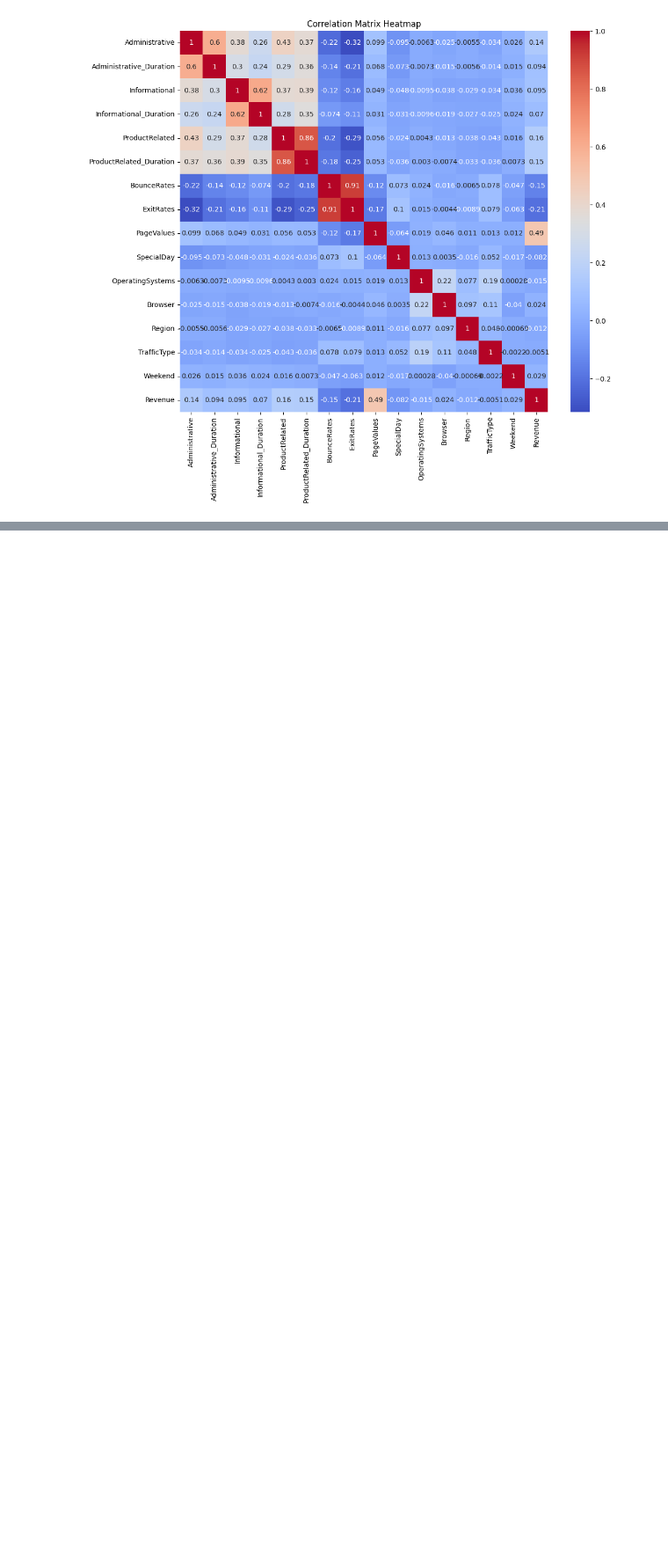
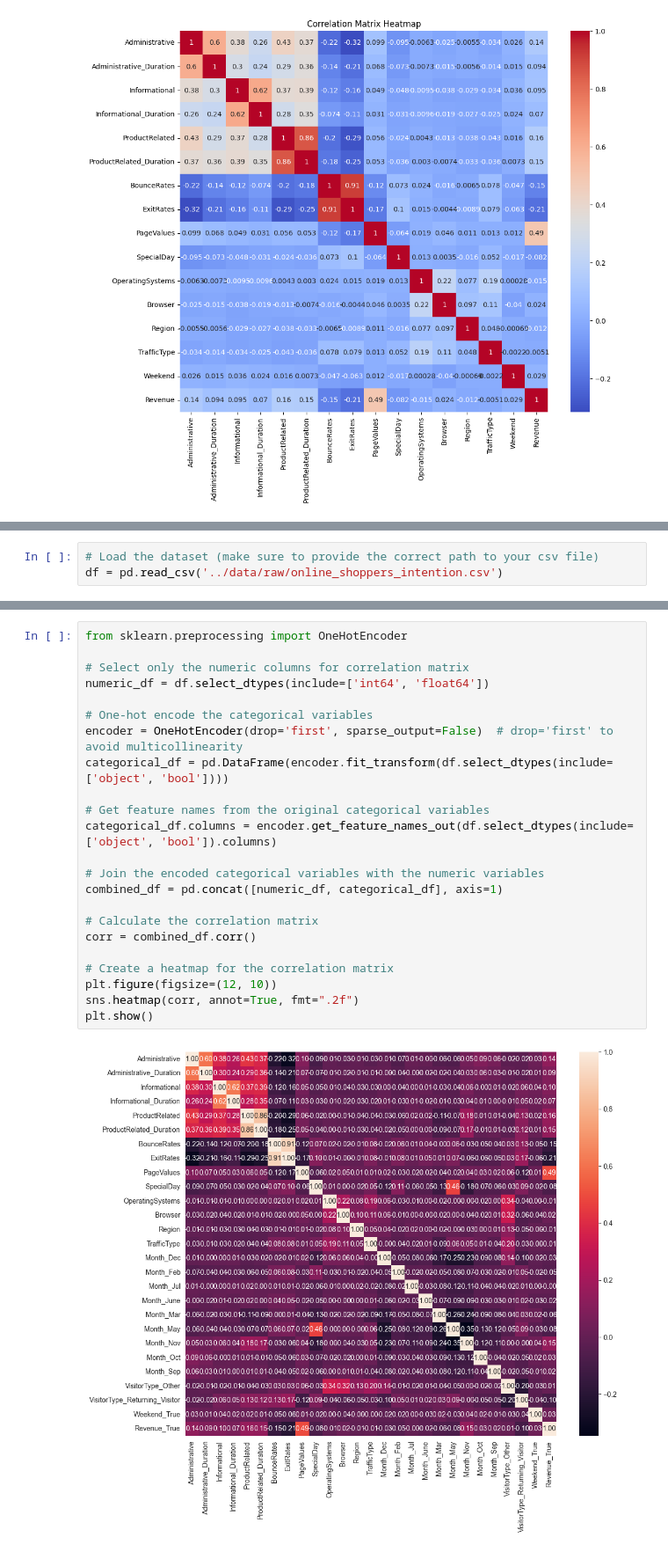
Before and after one commit to Nathaniel-Ace/Online-Shoppers-Intention, a Jupyter notebook: notebooks/exploration.ipynb, the cells around one changed output, grey strips where cells are left out. Shown: that part at 88% size. Drawn from its saved outputs; the diff is of its cells as text; blank space fills up the shorter version.

Commit message:
Data Exploration

```diff
--- a/notebooks/exploration.ipynb
+++ b/notebooks/exploration.ipynb
@@ -8,0 +13,3 @@ plot_correlation_matrix('../data/raw/online_shoppers_intention.csv')
+# %%
+# Load the dataset (make sure to provide the correct path to your csv file)
+df = pd.read_csv('../data/raw/online_shoppers_intention.csv')
@@ -8,0 +37,25 @@ plot_correlation_matrix('../data/raw/online_shoppers_intention.csv')
+# %%
+from sklearn.preprocessing import OneHotEncoder
+
+# Select only the numeric columns for correlation matrix
+numeric_df = df.select_dtypes(include=['int64', 'float64'])
+
+# One-hot encode the categorical variables
+encoder = OneHotEncoder(drop='first', sparse_output=False)  # drop='first' to avoid multicollinearity
+categorical_df = pd.DataFrame(encoder.fit_transform(df.select_dtypes(include=['object', 'bool'])))
+
+# Get feature names from the original categorical variables
+categorical_df.columns = encoder.get_feature_names_out(df.select_dtypes(include=['object', 'bool']).columns)
+
+# Join the encoded categorical variables with the numeric variables
+combined_df = pd.concat([numeric_df, categorical_df], axis=1)
+
+# Calculate the correlation matrix
+corr = combined_df.corr()
+
+# Create a heatmap for the correlation matrix
+plt.figure(figsize=(12, 10))
+sns.heatmap(corr, annot=True, fmt=".2f")
+plt.show()
+# %% [output]
+[figure, added]
```
Also changed, not shown: parts of 6 cells of this notebook.
